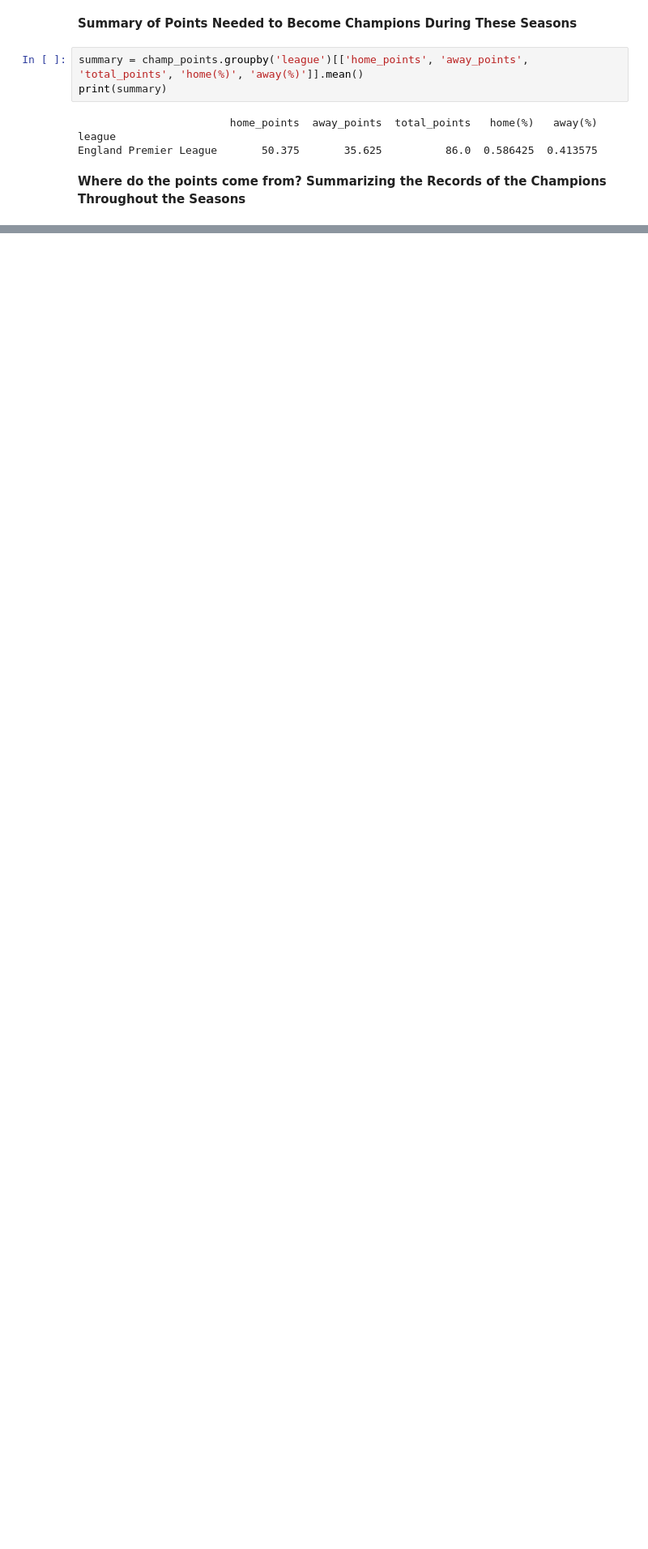
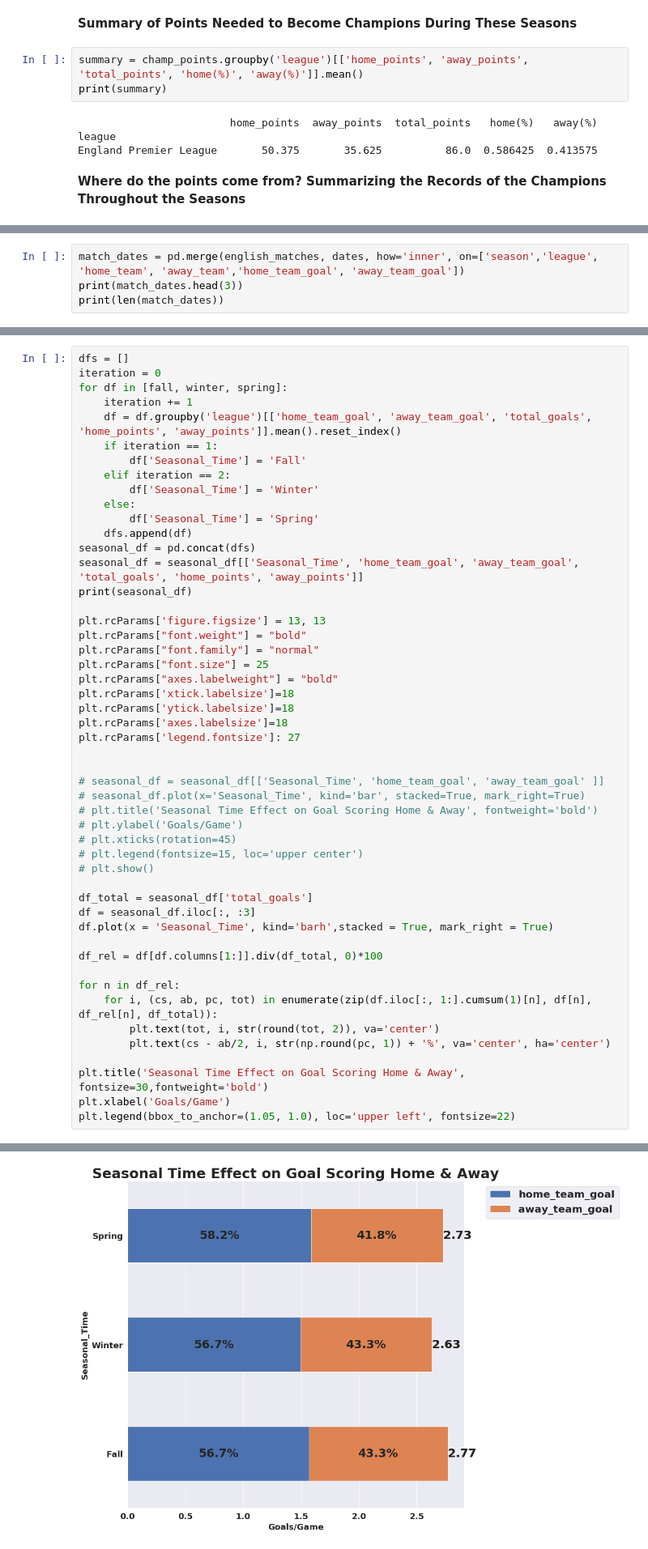
Before and after one commit to RachidRezzik/Euro_Soccer, a Jupyter notebook: Euro_Analysis.ipynb, the cells around one changed output, grey strips where cells are left out. Shown at 81% size. Drawn from its saved outputs; the diff is of its cells as text; blank space fills up the shorter version.

```diff
--- a/Euro_Analysis.ipynb
+++ b/Euro_Analysis.ipynb
@@ -767,0 +815,4 @@ plt.show()
+# %%
+match_dates = pd.merge(english_matches, dates, how='inner', on=['season','league', 'home_team', 'away_team','home_team_goal', 'away_team_goal'])
+print(match_dates.head(3))
+print(len(match_dates))
@@ -767,0 +871,51 @@ plt.show()
+# %%
+dfs = []
+iteration = 0
+for df in [fall, winter, spring]:
+    iteration += 1
+    df = df.groupby('league')[['home_team_goal', 'away_team_goal', 'total_goals', 'home_points', 'away_points']].mean().reset_index()
+    if iteration == 1:
+        df['Seasonal_Time'] = 'Fall'
+    elif iteration == 2:
+        df['Seasonal_Time'] = 'Winter'
+    else:
+        df['Seasonal_Time'] = 'Spring'
+    dfs.append(df)
+seasonal_df = pd.concat(dfs)
+seasonal_df = seasonal_df[['Seasonal_Time', 'home_team_goal', 'away_team_goal', 'total_goals', 'home_points', 'away_points']]
+print(seasonal_df)
+
+plt.rcParams['figure.figsize'] = 13, 13
+plt.rcParams["font.weight"] = "bold"
+plt.rcParams["font.family"] = "normal"
+plt.rcParams["font.size"] = 25
+plt.rcParams["axes.labelweight"] = "bold"
+plt.rcParams['xtick.labelsize']=18
+plt.rcParams['ytick.labelsize']=18
+plt.rcParams['axes.labelsize']=18
+plt.rcParams['legend.fontsize']: 27
+
+
+# seasonal_df = seasonal_df[['Seasonal_Time', 'home_team_goal', 'away_team_goal' ]]
+# seasonal_df.plot(x='Seasonal_Time', kind='bar', stacked=True, mark_right=True)
+# plt.title('Seasonal Time Effect on Goal Scoring Home & Away', fontweight='bold')
+# plt.ylabel('Goals/Game')
+# plt.xticks(rotation=45)
+# plt.legend(fontsize=15, loc='upper center')
+# plt.show()
+
+df_total = seasonal_df['total_goals']
+df = seasonal_df.iloc[:, :3]
+df.plot(x = 'Seasonal_Time', kind='barh',stacked = True, mark_right = True)
+
+df_rel = df[df.columns[1:]].div(df_total, 0)*100
+
+for n in df_rel:
+    for i, (cs, ab, pc, tot) in enumerate(zip(df.iloc[:, 1:].cumsum(1)[n], df[n], df_rel[n], df_total)):
+        plt.text(tot, i, str(round(tot, 2)), va='center')
+        plt.text(cs - ab/2, i, str(np.round(pc, 1)) + '%', va='center', ha='center')
+
+plt.title('Seasonal Time Effect on Goal Scoring Home & Away', fontsize=30,fontweight='bold')
+plt.xlabel('Goals/Game')
+plt.legend(bbox_to_anchor=(1.05, 1.0), loc='upper left', fontsize=22)
+# %% [output]
@@ -767,0 +927 @@ plt.show()
+[figure, added]
```
Also changed, not shown: parts of 13 cells of this notebook.
